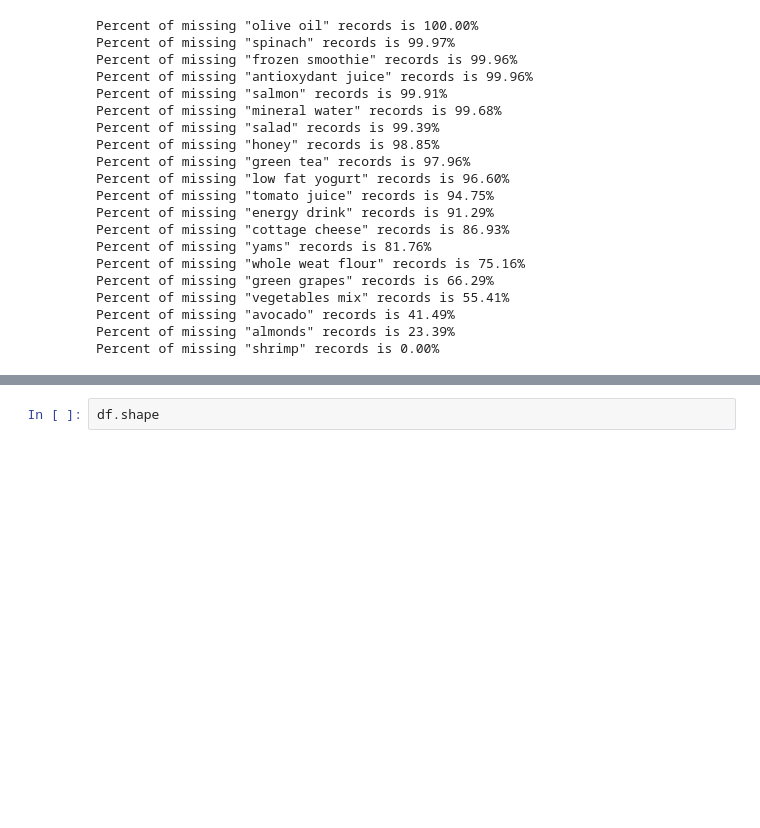
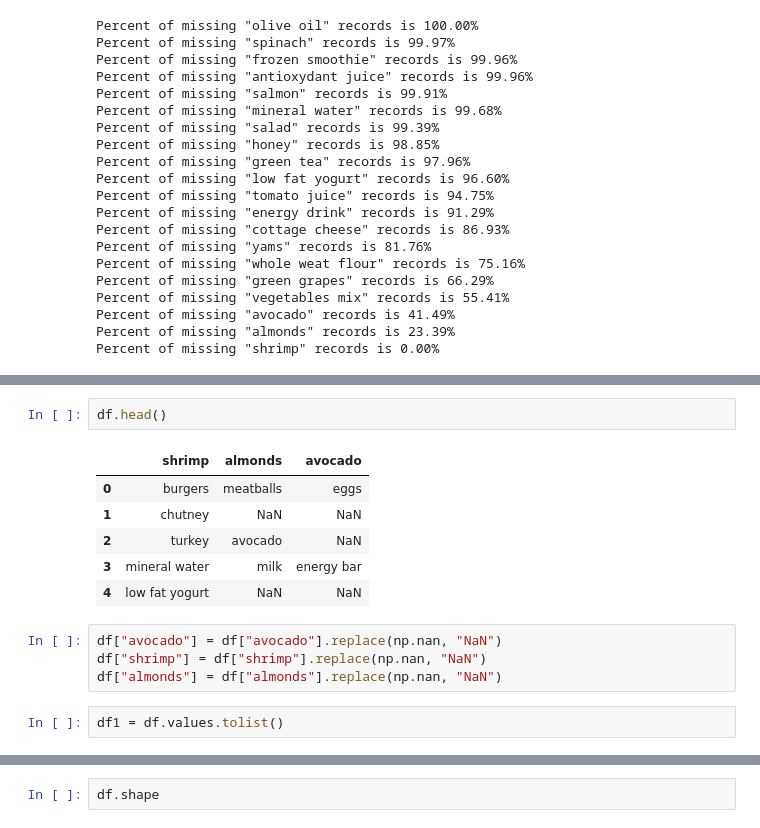
Before and after one commit to Meryem-HORMATE/Python_work, a Jupyter notebook: Association_Rules.ipynb, the cells around one changed output, grey strips where cells are left out. Drawn from its saved outputs; the diff is of its cells as text; blank space fills up the shorter version.

```diff
--- a/Association_Rules.ipynb
+++ b/Association_Rules.ipynb
@@ -305,0 +294,15 @@ df.drop(columns=['olive oil', 'spinach', 'frozen smoothie', 'antioxydant juice',
+# %%
+df.head()
+# %% [output]
+|  | shrimp | almonds | avocado |
+| 0 | burgers | meatballs | eggs |
+| 1 | chutney | NaN | NaN |
+| 2 | turkey | avocado | NaN |
+| 3 | mineral water | milk | energy bar |
+| 4 | low fat yogurt | NaN | NaN |
+# %%
+df["avocado"] = df["avocado"].replace(np.nan, "NaN")
+df["shrimp"] = df["shrimp"].replace(np.nan, "NaN")
+df["almonds"] = df["almonds"].replace(np.nan, "NaN")
+# %%
+df1 = df.values.tolist()
```
Also changed, not shown: parts of 8 cells of this notebook.
